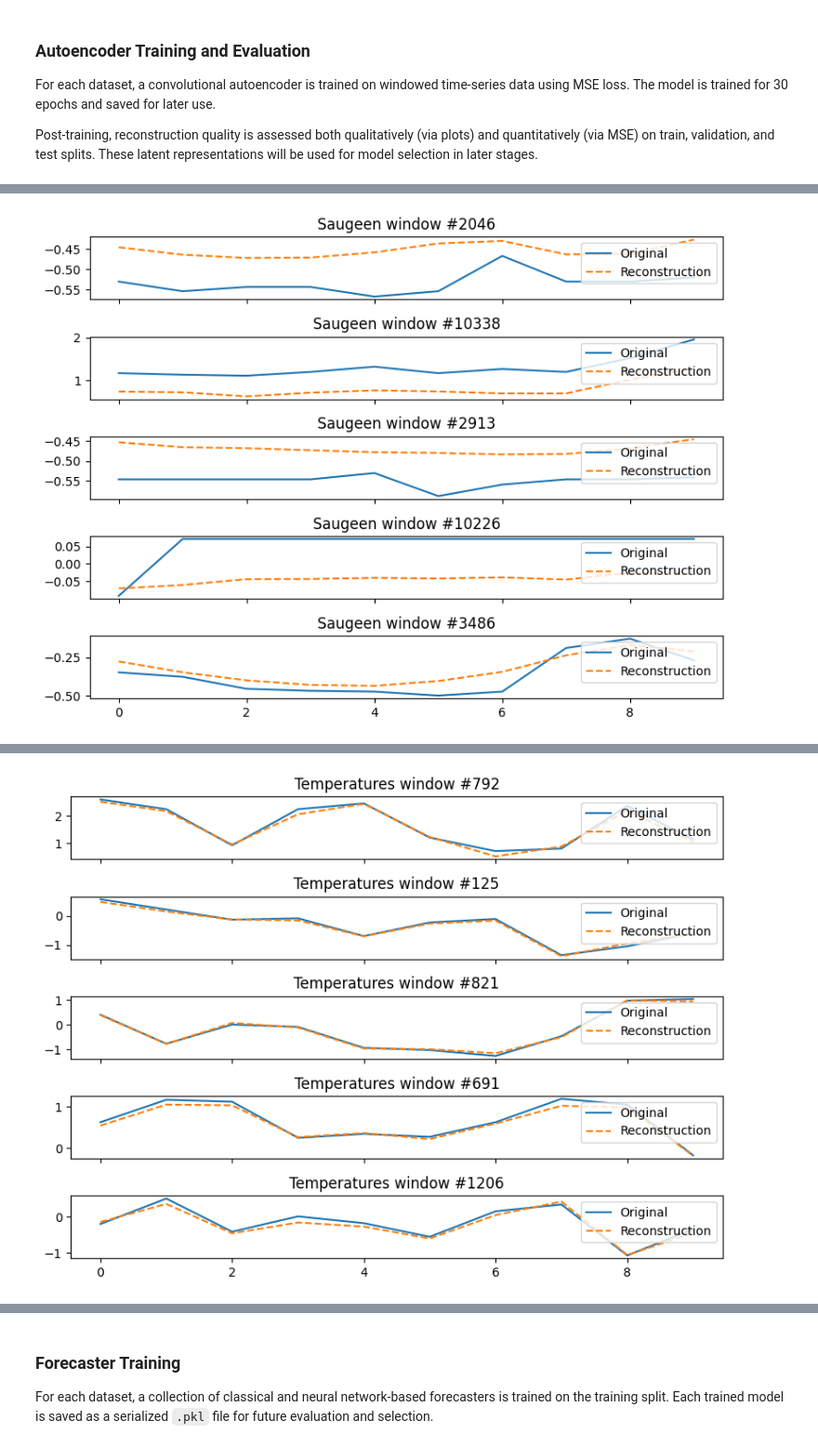
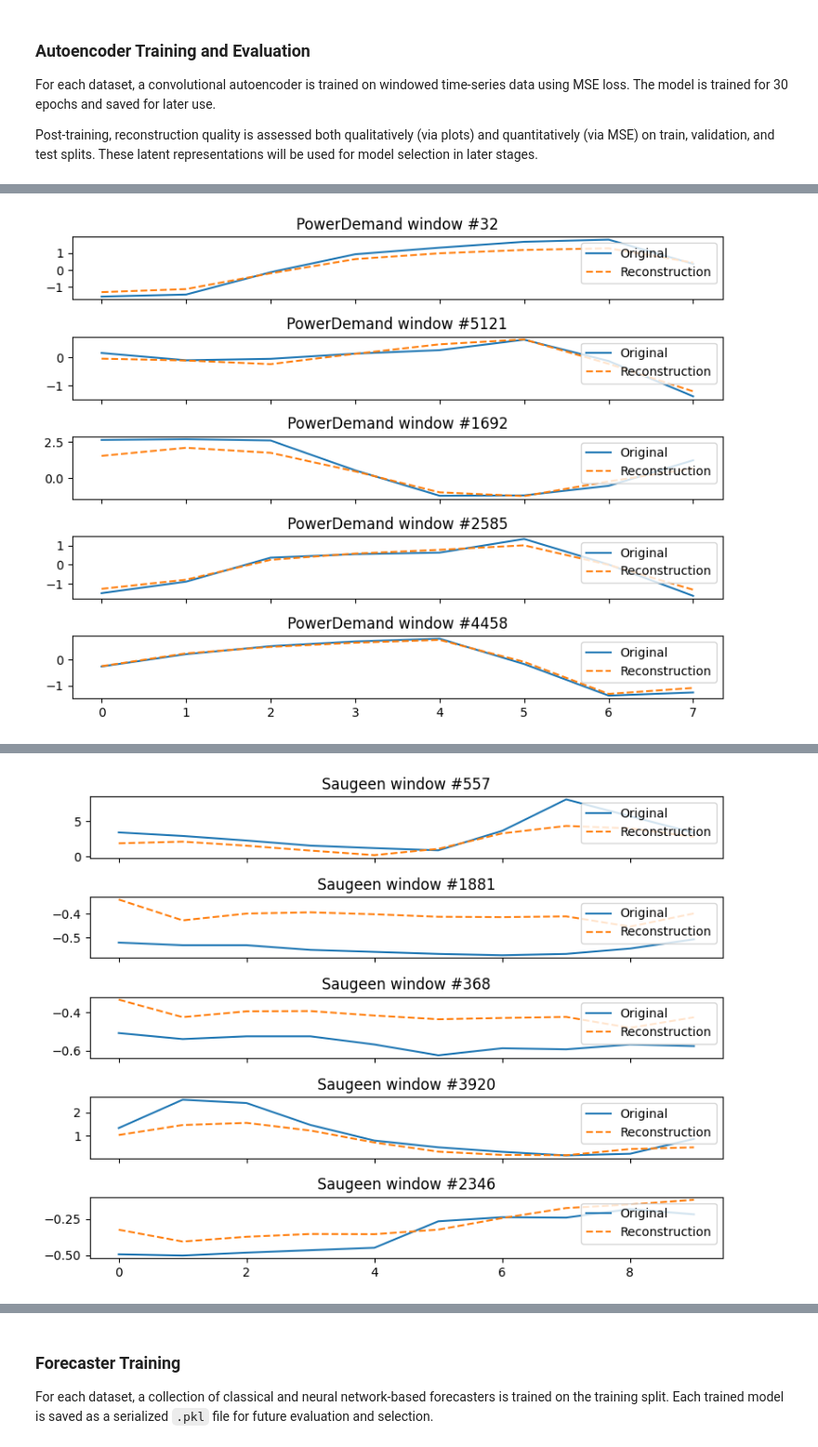
Before and after one commit to IliasAttary/bachelor_thesis, a Jupyter notebook: main.ipynb, the cells around one changed output, grey strips where cells are left out. Shown: that part at 93% size. Drawn from its saved outputs; the diff is of its cells as text; code cells hidden in the pictures.

```diff
--- a/main.ipynb
+++ b/main.ipynb
@@ -35,8 +35,9 @@ latent_dim = 8
 
 # Dataset configurations: (Name, Class, Sequence Length, Window Size)
 ts_configs = [
-    ("Saugeen",      Saugeen,      None, 10),
-    ("Temperatures", Temperatures, None, 10),
+    ("PowerDemand",  PowerDemand,  None,  8),
+    ("Saugeen",      Saugeen,      10000, 10),
+    ("Temperatures", Temperatures, None,  10),
 ]
 
 # Flags to toggle use of autoencoder embeddings
@@ -60,7 +61,7 @@ Post-training, reconstruction quality is assessed both qualitatively (via plots)
 # Autoencoder Training Settings
 epochs    = 30
 lr        = 1e-3
-dropout_p = 0.1
+dropout_p = 0.6
 
 # Ensure a clean autoencoders/ directory
 AE_DIR = "autoencoders"
@@ -83,7 +84,7 @@ for ds_name, DS, length, window_size in ts_configs:
     # wrap as DataLoader of shape (batch, 1, window_size)
     ds_loader = DataLoader(
         TensorDataset(torch.tensor(X_train, dtype=torch.float).unsqueeze(1)),
-        batch_size=32, shuffle=True
+        batch_size=128, shuffle=True
     )
 
     # training loop
@@ -141 +142 @@ Saved AE: autoencoders\ae_Saugeen.pth
-[figure, old version]
+[figure, new version]
@@ -159 +160 @@ Saved AE: autoencoders\ae_Temperatures.pth
-[figure, old version]
+[figure, new version]
```
Also changed, not shown: parts of 11 cells of this notebook.
